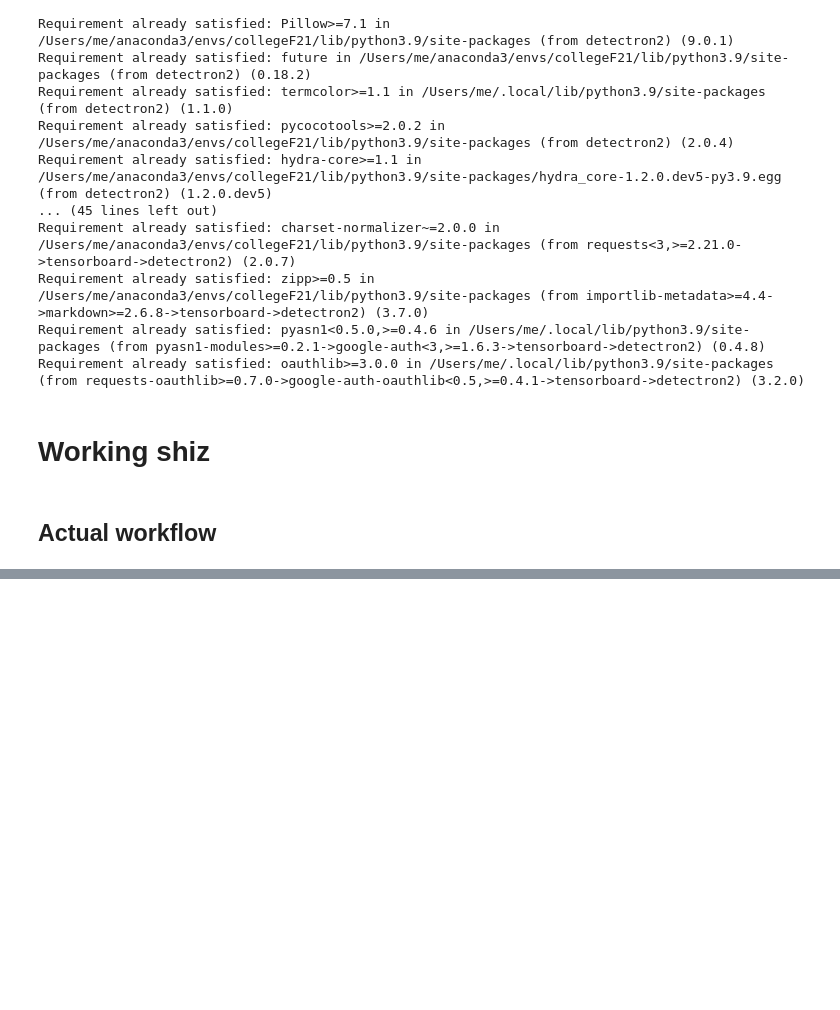
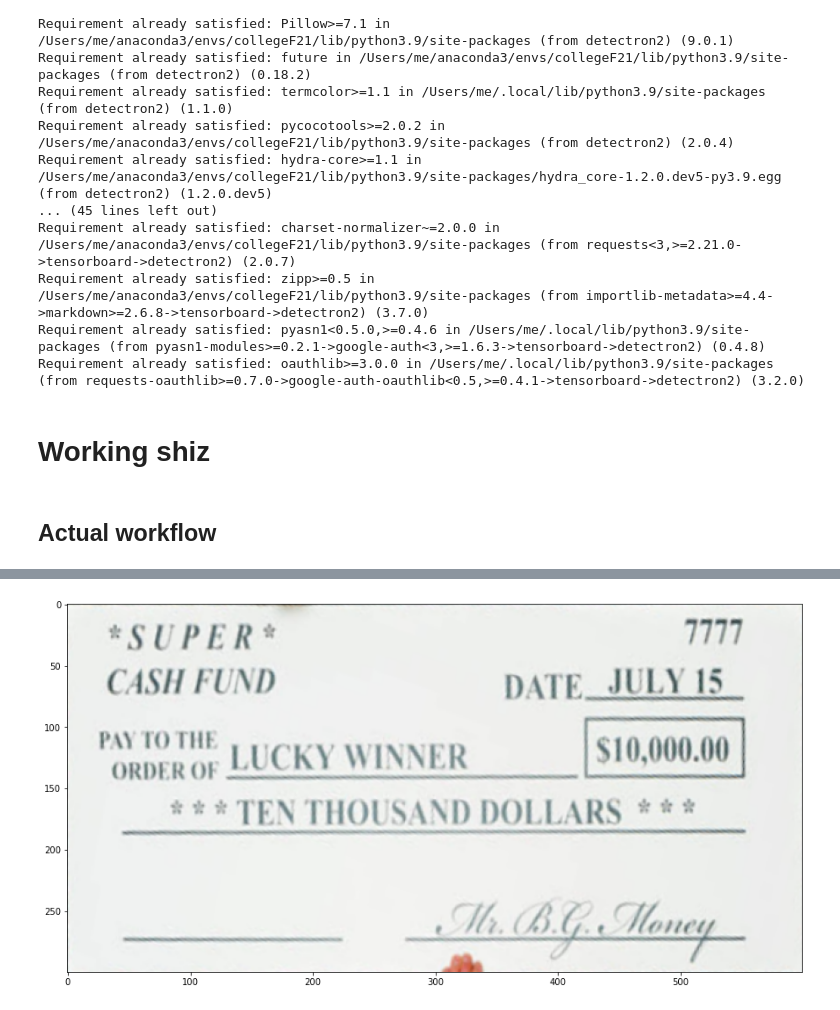
Before and after one commit to MikeyHV/CheckDetection_and_ProjectionCorrection, a Jupyter notebook: AssumingGoodPicture.ipynb, the cells around one changed output, grey strips where cells are left out. Saved outputs shown, nothing was run; the diff lists cells and outputs as text; code cells hidden in the pictures; blank space fills up the shorter version.

```diff
--- a/AssumingGoodPicture.ipynb
+++ b/AssumingGoodPicture.ipynb
@@ -294,2 +304,16 @@ pltshow(image)
+# %%
+img, out, classes, isABookMask, isABookAndPersonMask, stillPeopleInThere, mask, reshapedImage = getDetectronOutput(ogog)
+# pltshow(out.get_image()[:, :, ::-1])
+w, h = (ogog.shape[-2], ogog.shape[-3])
+if stillPeopleInThere and (h/w) > 0.9:
+    kernel = np.ones((3,3), np.uint8)
+    tempmask = cv2.erode(mask, kernel, iterations=2)
+    newMaskedImage = subtractMaskFromImg(reshapedImage, tempmask)
+    edged = getCanPipe(newMaskedImage, eqHist = False)
+    rect = getRect(edged)
+    dst = fitScreenToRect(reshapedImage, rect)
+    pltshow(dst)
+# %% [output]
+[figure, added]
 # %%
 img, out, classes, isABookMask, isABookAndPersonMask, stillPeopleInThere, mask, reshapedImage = getDetectronOutput(ogog)
```
Also changed, not shown: parts of 5 cells of this notebook, 9 other files.
